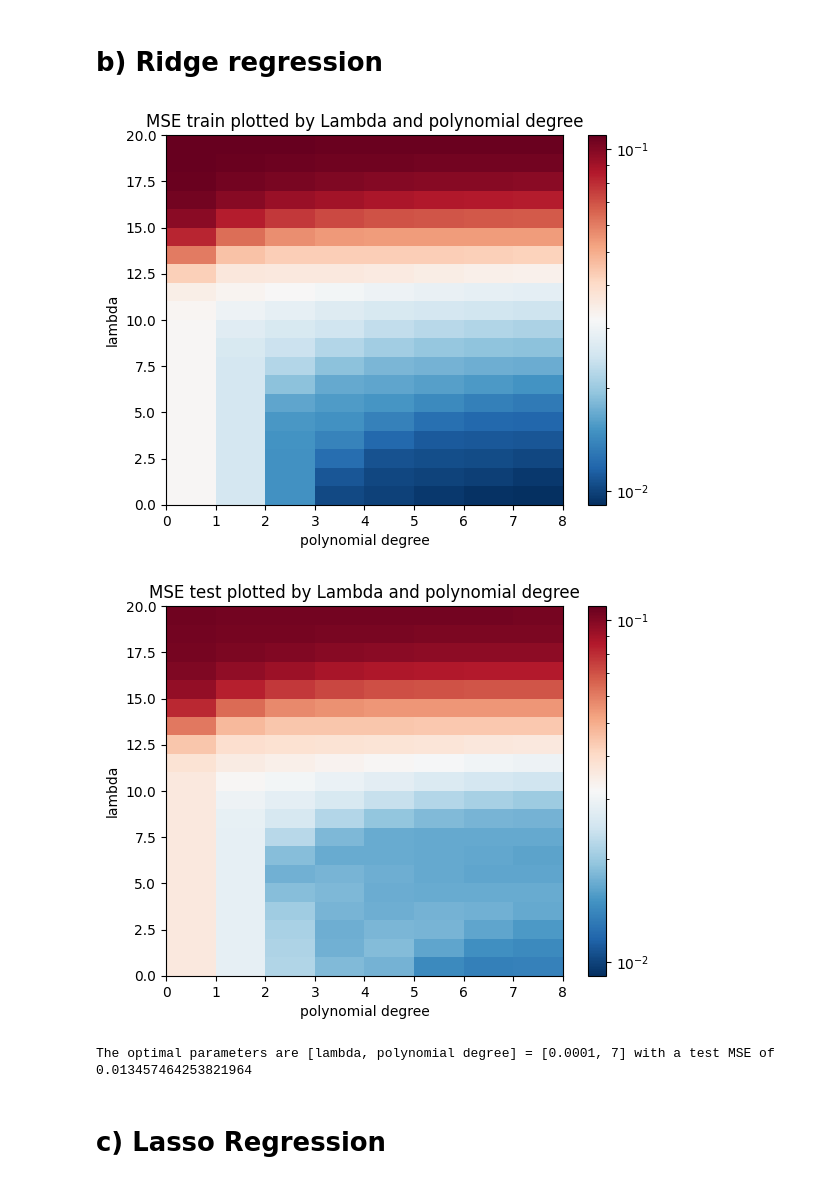
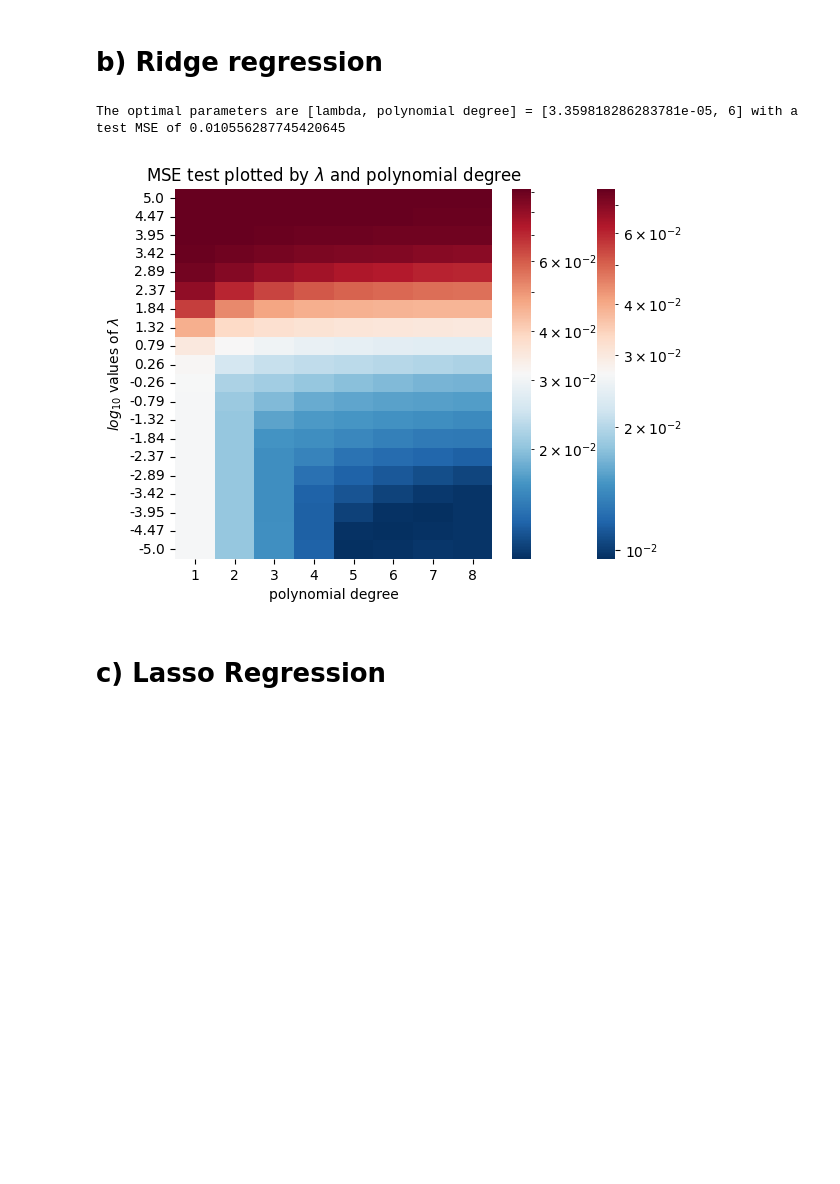
Before and after one commit to alessiasanfelici/FYS-STK4155-Project-1, a Jupyter notebook: exercisesabc.ipynb, the cells around one changed output. Drawn from its saved outputs; the diff is of its cells as text; code cells hidden in the pictures; blank space fills up the shorter version.

```diff
--- a/exercisesabc.ipynb
+++ b/exercisesabc.ipynb
@@ -101,7 +105,6 @@ X_train, X_test, z_train, z_test = train_test_split( X, z, test_size=0.33, rando
 
 # scaling the data, in this case we only center the data, thus we subtract the mean values from each column from every column entry
 X_train_mean = np.mean(X_train,axis=0)
-X_train_mean[0] = 0
 X_train_scaled = X_train - X_train_mean
 X_test_scaled = X_test - X_train_mean
 # we now calculate our OLS model's intercept by using the expression from the lecture notes (M. Hjorth-Jensen: Notes on scaling with examples), which results from deriving the cost/loss function by beta0 and setting it to zero
@@ -112,6 +115,8 @@ z_scaler = np.mean(z_train)
 z_train_scaled = z_train - z_scaler
 z_test_scaled = z_test - z_scaler
 
+X_train_scaled = X_train_scaled[:, 1:]
+X_test_scaled = X_test_scaled[:, 1:]
 
 # OLS fitting
 
@@ -124,13 +129,13 @@ rsqr_test = np.zeros(degree)
 
 for i in range(1, degree+1):
     c = int((i+2)*(i+1)/2)
-    X_tilde = X_train_scaled[:,0:c]
+    X_tilde = X_train_scaled[:,0:c-1]
     beta = np.linalg.pinv(X_tilde.T @ X_tilde) @ X_tilde.T @ z_train_scaled
 
     beta_list.append(list(beta))
 
     ypredict = X_tilde @ beta
-    ypredict_test = X_test_scaled[:,0:c] @ beta
+    ypredict_test = X_test_scaled[:,0:c-1] @ beta
 
     MSE_train[i-1] = MSE(z_train_scaled, ypredict)
     MSE_test[i-1] = MSE(z_test_scaled, ypredict_test)
@@ -147,14 +152,15 @@ plt.xticks(xax)
 ax2 = ax1.twinx()
 ax2.set_ylim(np.min(rsqr_train)*0.9, 1)
 ax1.set_ylim(0, np.max(MSE_test)*1.1)
-ax1.plot(xax, MSE_train, 'g--', label='MSE_train')
-ax1.plot(xax, MSE_test, 'r--', label='MSE_test')
-ax2.plot(xax, rsqr_train, 'gx', label='R2_train')
-ax2.plot(xax, rsqr_test, 'rx', label='R2_test')
+ax1.plot(xax, MSE_train, 'g-', label='MSE train')
+ax1.plot(xax, MSE_test, 'r-', label='MSE test')
+ax2.plot(xax, rsqr_train, 'g-', label='R2 train')
+ax2.plot(xax, rsqr_test, 'r-', label='R2 test')
 ax1.legend(loc='upper left')
 ax2.legend(loc='upper right')
 ax1.set_ylabel('MSE scale', loc='top')
 ax2.set_ylabel('R2 scale', loc='top')
+plt.title('MSE and R2 as a function of polynomial degree')
 
 # plot the beta
 
@@ -217,63 +223,57 @@ diff2 = MSE_test_scikit - MSE_test
 from matplotlib import cm
 import matplotlib.cbook as cbook
 import matplotlib.colors as colors
+from matplotlib.colors import LogNorm, Normalize
 
-lmb = np.logspace(-4, 4, 20)
+lmb = np.logspace(-5, 5, 20)
 
 MSE_train_Ridge = np.zeros((len(lmb),degree))
 MSE_test_Ridge = np.zeros((len(lmb),degree))
 rsqr_train_Ridge = np.zeros((len(lmb),degree))
 rsqr_test_Ridge = np.zeros((len(lmb),degree))
 
 beta_Ridge = []
 
 for j in range(len(lmb)):
     for i in range(1, degree+1):
             c = int((i+2)*(i+1)/2)
-            X_tilde = X_train_scaled[:,0:c]
+            X_tilde = X_train_scaled[:,0:c-1]
             beta = np.linalg.pinv(X_tilde.T @ X_tilde + lmb[j]*np.eye(len(X_tilde.T))) @ X_tilde.T @ z_train_scaled
 
             beta_Ridge.append(beta)
 
             ypredict = X_tilde @ beta
-            ypredict_test = X_test_scaled[:,0:c] @ beta
+            ypredict_test = X_test_scaled[:,0:c-1] @ beta
 
             MSE_train_Ridge[j, i-1] = MSE(z_train_scaled, ypredict)
             MSE_test_Ridge[j, i-1] = MSE(z_test_scaled, ypredict_test)
             rsqr_train_Ridge[j, i-1]= rsquare(z_train_scaled, ypredict)
             rsqr_test_Ridge[j, i-1]= rsquare(z_test_scaled, ypredict_test)
 
 
 # plotting the MSEs as functions of the polynomial degree
-fig, ax = plt.subplots()
+lmb_labels = np.log10(lmb).round(2)
+df_MSE_train_Ridge = pd.DataFrame(MSE_train_Ridge, index=lmb_labels, columns=np.arange(1, degree+1))
+df_MSE_train_Ridge = df_MSE_train_Ridge.iloc[::-1, :]
+df_MSE_test_Ridge = pd.DataFrame(MSE_test_Ridge, index=lmb_labels, columns=np.arange(1, degree+1))
+df_MSE_test_Ridge = df_MSE_test_Ridge.iloc[::-1, :]
+
 minimum = [MSE_test_Ridge.min(), MSE_train_Ridge.min()]
 min = np.min(minimum)
 maximum = [MSE_test_Ridge.max(), MSE_train_Ridge.max()]
 max = np.max(maximum)
-norm=colors.LogNorm(vmin=min, vmax=max)
-ax.pcolormesh(MSE_train_Ridge, cmap='RdBu_r', norm=norm)
-plt.xticks()
-plt.title("MSE train plotted by Lambda and polynomial degree")
-fig.colorbar(cm.ScalarMappable(norm=norm, cmap='RdBu_r'), ax=ax)
-plt.xlabel("polynomial degree")
-plt.ylabel("lambda")
-plt.show()
 
-fig, ax = plt.subplots()
-ax.pcolormesh(MSE_test_Ridge, cmap='RdBu_r', norm=norm)
-fig.colorbar(cm.ScalarMappable(norm=norm, cmap='RdBu_r'), ax=ax)
-plt.xlabel("polynomial degree")
-plt.ylabel("lambda")
-plt.title("MSE test plotted by Lambda and polynomial degree")
-plt.show()
+fig = sns.heatmap(df_MSE_train_Ridge, norm=LogNorm(), cmap='RdBu_r', vmin=min, vmax=max)
+fig.set(xlabel="polynomial degree", ylabel=r'$log_{10}$'+" values of "+r'$\lambda$', title="MSE train plotted by "+r'$\lambda$'+" and polynomial degree")
+fig2 = sns.heatmap(df_MSE_test_Ridge, norm=LogNorm(), cmap='RdBu_r', vmin=min, vmax=max)
+fig2.set(xlabel="polynomial degree", ylabel=r'$log_{10}$'+" values of "+r'$\lambda$', title="MSE test plotted by "+r'$\lambda$'+" and polynomial degree")
+
 
 MSE_opt_Ridge, para_opt_Ridge = MSE_test_Ridge.min(), np.unravel_index(MSE_test_Ridge.argmin(), MSE_test_Ridge.shape)
-
 print("The optimal parameters are [lambda, polynomial degree] = ["+str(lmb[para_opt_Ridge[0]])+", "+str(para_opt_Ridge[1]+1)+"]"+" with a test MSE of "+str(MSE_test_Ridge.min()))
 # %% [output]
+The optimal parameters are [lambda, polynomial degree] = [3.359818286283781e-05, 6] with a test MSE of 0.010556287745420645
-[figure, old version]
+[figure, new version]
-[figure, removed]
-The optimal parameters are [lambda, polynomial degree] = [0.0001, 7] with a test MSE of 0.013457464253821964
 # %%
 ## TESTING RIDGE
 
```
Also changed, not shown: parts of 5 cells of this notebook, 1 other file.
